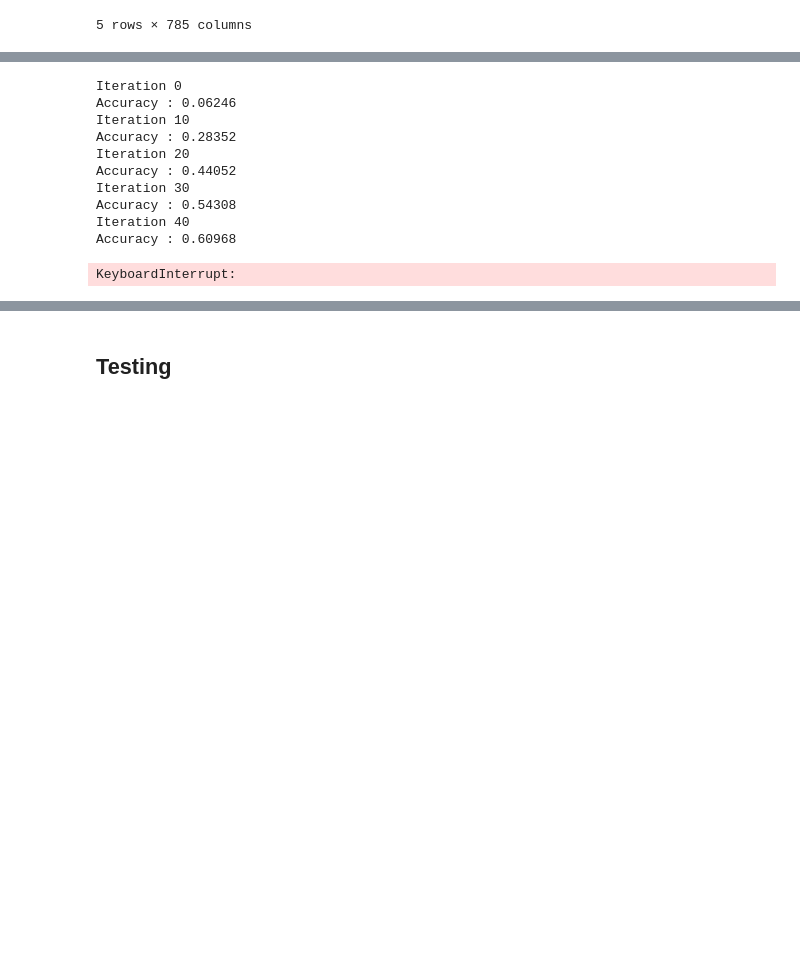
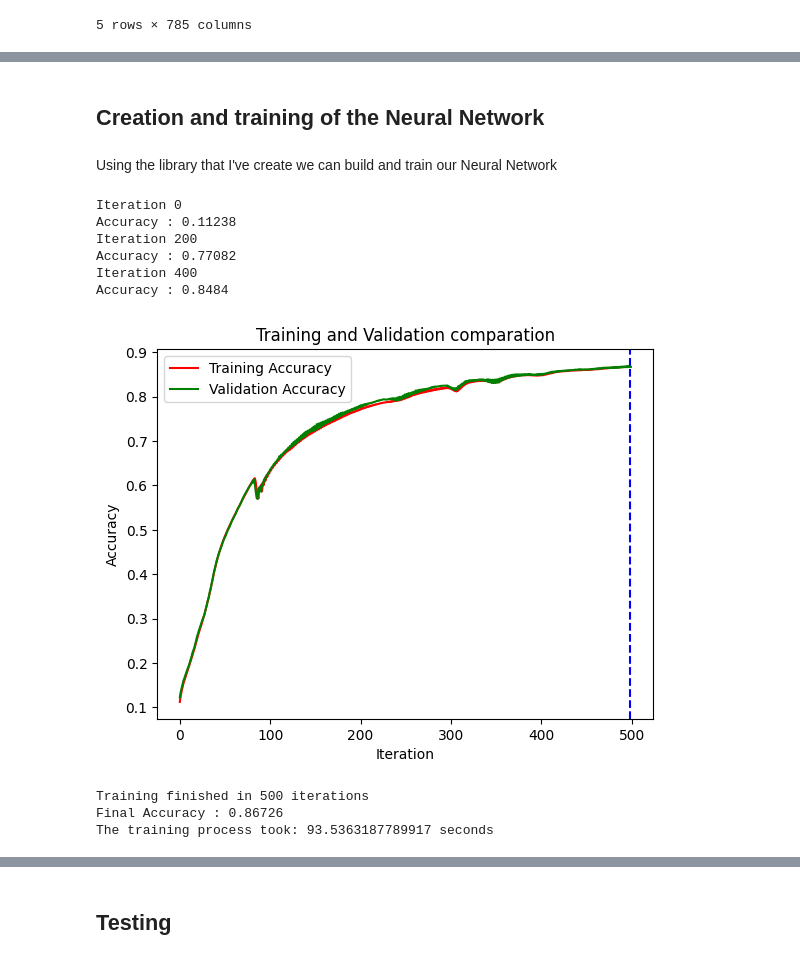
Before and after one commit to RiccardoBianchi99/NN-from-Scratch, a Jupyter notebook: main.ipynb, the cells around one changed output, grey strips where cells are left out. Saved outputs shown, nothing was run; the diff lists cells and outputs as text; code cells hidden in the pictures; blank space fills up the shorter version.

```diff
--- a/main.ipynb
+++ b/main.ipynb
@@ -178,14 +61,19 @@ W1, b1, W2, b2 = init_params(size_first_hl = 15)
-# %%
-W1, b1, W2, b2 = gradient_descent(X_train, Y_train, X_val, Y_val,iterations = 5000, alpha = 0.2, size_first_hl = 15)
-# %% [output]
-Iteration 0
-Accuracy : 0.06246
-Iteration 10
-Accuracy : 0.28352
-Iteration 20
-Accuracy : 0.44052
-Iteration 30
-Accuracy : 0.54308
-Iteration 40
-Accuracy : 0.60968
-KeyboardInterrupt:
+# %% [markdown]
+## Creation and training of the Neural Network
+# %% [markdown]
+Using the library that I've create we can build and train our Neural Network
+# %%
+nn = nnl.NeuralNetwork([10,10,10], seed = 0)
+duration, acc = nn.training_gradient_descent(X_train, Y_train, X_test, Y_test,show = True ,iterations= 500, alpha = 0.2)
+print(f'The training process took: {duration} seconds')
+# %% [output]
+Iteration 0
+Accuracy : 0.11238
+Iteration 200
+Accuracy : 0.77082
+Iteration 400
+Accuracy : 0.8484
+[figure, added]
+Training finished in 500 iterations
+Final Accuracy : 0.86726
+The training process took: 93.5363187789917 seconds
```
Also changed, not shown: parts of 36 cells of this notebook, 3 other files.
